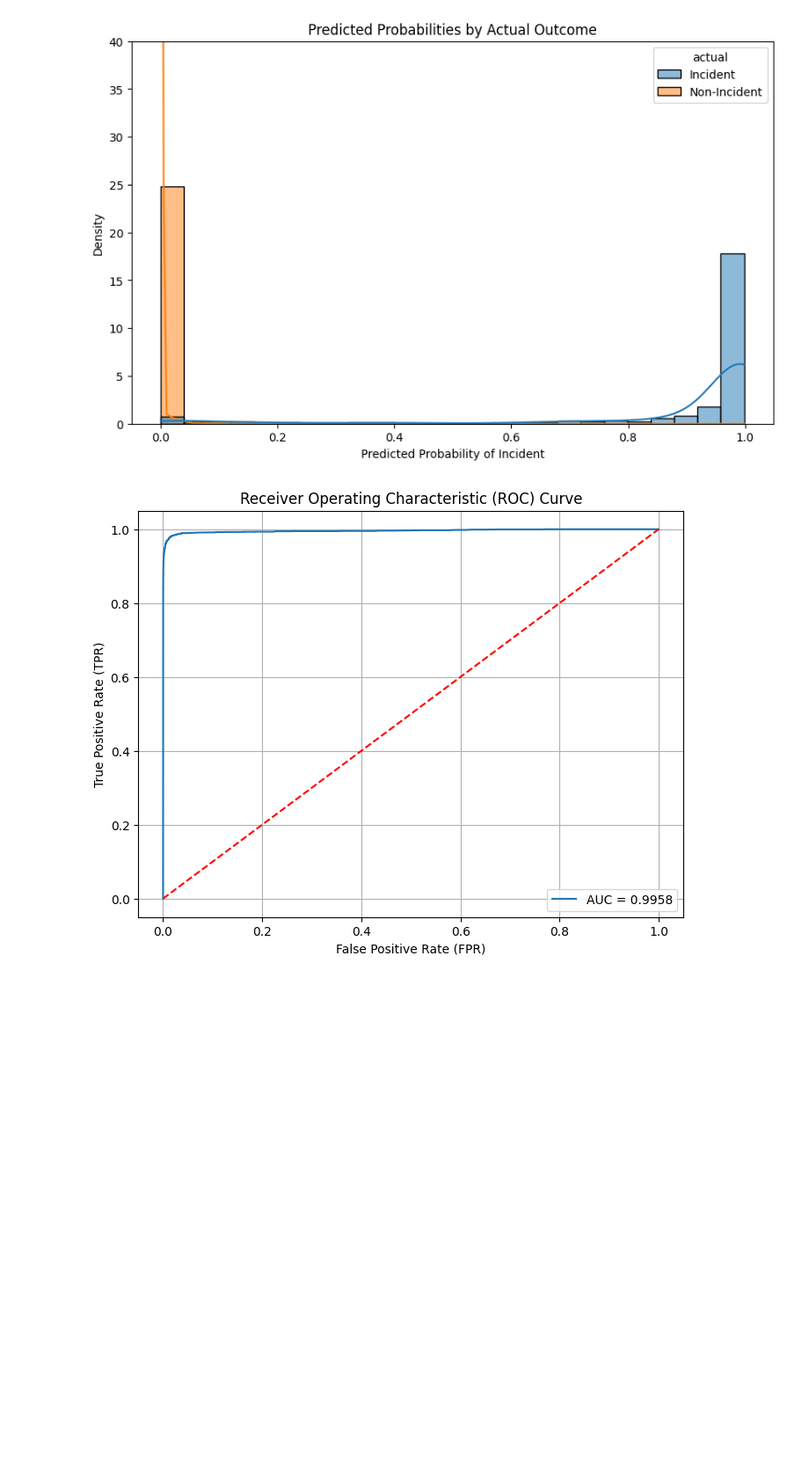
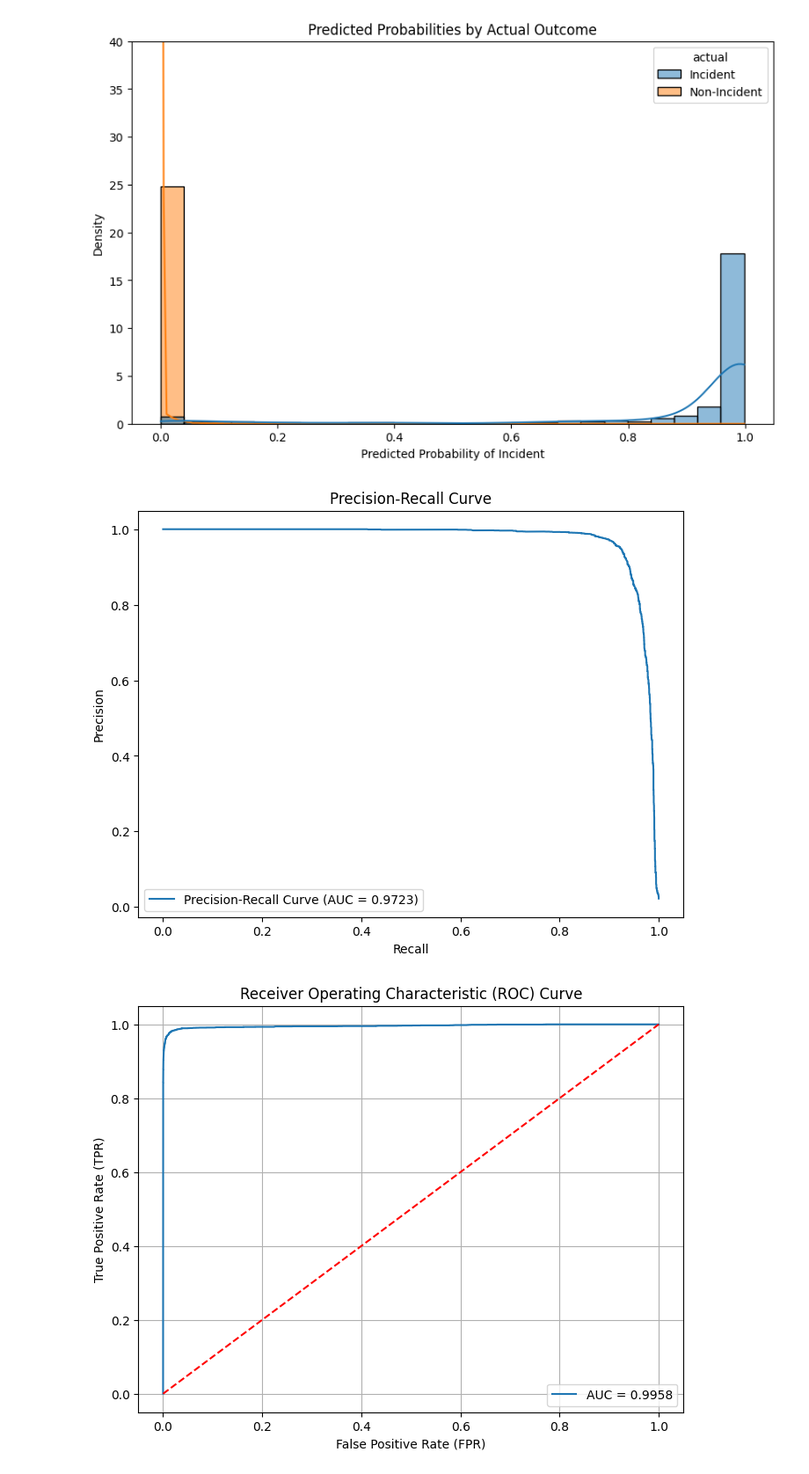
Before and after one commit to 4GeeksAcademy/maps-aviation_final_project, a Jupyter notebook: notebooks/03-model_building.ipynb, the cells around one changed output. Shown: that part at 88% size. Cells and saved outputs as stored; diff of their text form; code cells hidden in the pictures; blank space fills up the shorter version.

```diff
--- a/notebooks/03-model_building_Dyimah.ipynb
+++ b/notebooks/03-model_building.ipynb
@@ -210,7 +211,8 @@ if run_grid:
 Best hyperparameters: {'l2_regularization': 10.0, 'learning_rate': 0.01, 'max_iter': 1000, 'max_leaf_nodes': 31}
 # %%
 # create an optimized model based on the best hyperparameters
-optimized_hist_boost_model = HistGradientBoostingClassifier(l2_regularization= 10.0, learning_rate= 0.01, max_iter= 1000, max_leaf_nodes= 31, random_state=42)
+optimized_hist_boost_model = HistGradientBoostingClassifier(l2_regularization= 10.0, learning_rate= 0.01, max_iter= 1000, max_leaf_nodes= 31,
+                                                            random_state=42)
 
 X_train, y_train, y_test, y_pred = cross_val_boosting_model(train_df, test_df, 'incident', optimized_hist_boost_model)
 # %% [output]
@@ -271,6 +271,29 @@ confusion_plot(y_test, y_pred, optimized_hist_boost_model)
 probabilities_plot(optimized_hist_boost_model, test_df)
 # %% [output]
 [figure]
+# %%
+from sklearn.metrics import precision_recall_curve, auc
+def precision_recall_plot(model, testing_data):
+    y_true = testing_data['incident']
+    X_test = testing_data.drop(columns=['incident'])
+    prob_incident = model.predict_proba(X_test)[:, 1]
+
+    y_scores = model.predict_proba(X_test)[:, 1]
+    precision, recall, thresholds = precision_recall_curve(y_test, y_scores)
+    auc_score = auc(recall, precision)
+
+    # Plot precision-recall curve
+    plt.figure(figsize=(8, 6))
+    plt.plot(recall, precision, label=f'Precision-Recall Curve (AUC = {auc_score:.4f})')
+    plt.xlabel('Recall')
+    plt.ylabel('Precision')
+    plt.title('Precision-Recall Curve')
+    plt.legend()
+    plt.show()
+
+precision_recall_plot(optimized_hist_boost_model, test_df)
+# %% [output]
+[figure, added]
 # %%
 def roc_au_plot(model, testing_data):
     y_true = testing_data['incident']
```
Also changed, not shown: parts of 2 cells of this notebook, 4 other files.
